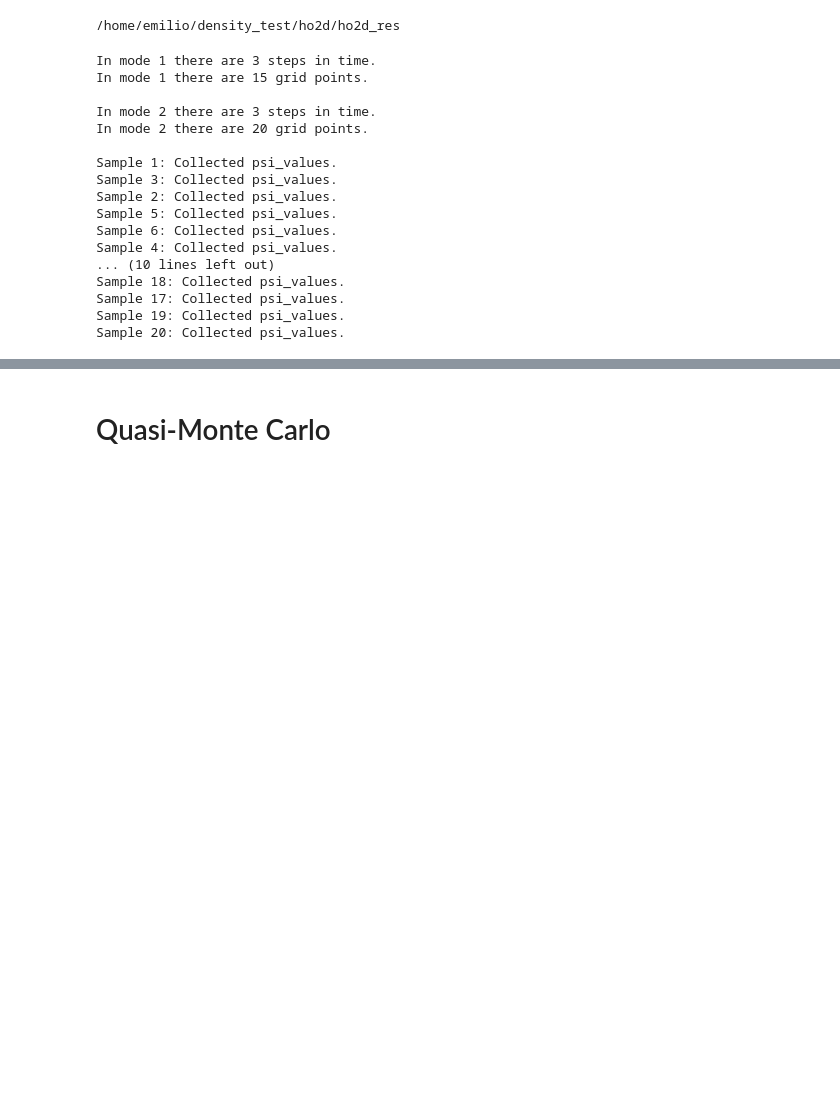
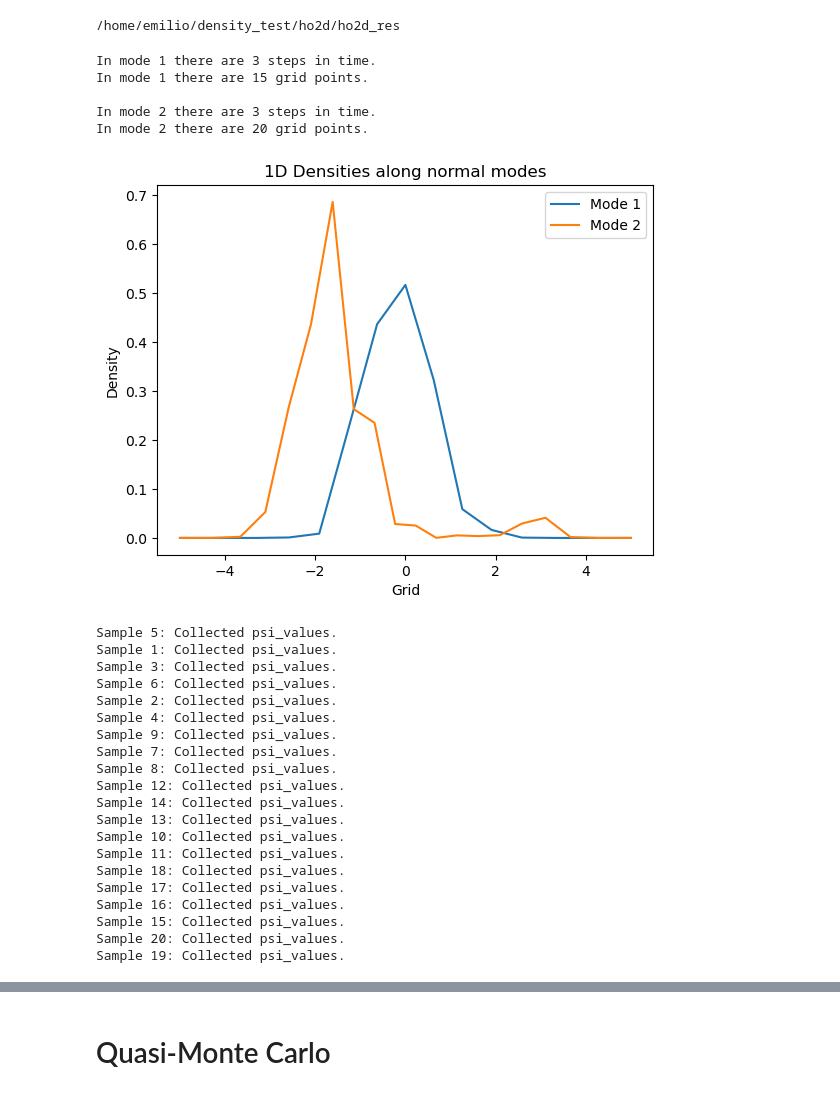
Before and after one commit to Emilioerc/MCsampling_MCTDH, a Jupyter notebook: pymc.ipynb, the cells around one changed output, grey strips where cells are left out. Drawn from its saved outputs; the diff is of its cells as text; code cells hidden in the pictures; blank space fills up the shorter version.

```diff
--- a/pymc.ipynb
+++ b/pymc.ipynb
@@ -33,7 +33,8 @@ import matplotlib.pyplot as plt
 # Define the path to the Fortran executable
 
 number_nmodes = 2               # Number of degrees of freedom
-number_states = 1
+number_states = 2               # Number of electronic states
+state_of_interest = -1           # State of interest (starts at 0) -1 means for all states (sum over all states)
 idx_time = 1                    # Time index to perfrom the sampling (Starts at 0)
 path_to_mctdh = "/home/emilio/mctdh86_new/"
 
@@ -104,45 +105,65 @@ representative_grid_points, representative_indices = mct.cluster_sampling(unique
 # Save both grid points and indices
 # save_samples_and_indices(representative_grid_points, representative_indices, filename_prefix='mcmc')
 
+# Plot the 1D densities for each mode
 
+plt.figure()
+for nmode in range(number_nmodes):
+    plt.plot(full_1dden_data[nmode][idx_time][:,0] ,
+             full_1dden_data[nmode][idx_time][:,1], label=f"Mode {nmode+1}")
+plt.xlabel('Grid')
+plt.ylabel('Density')
+plt.title('1D Densities along normal modes')
+plt.legend()
+plt.show()
 # Initialize sp_psi with the same length as representative_indices
 sp_psi = [None] * len(representative_indices)
 
-with concurrent.futures.ThreadPoolExecutor(max_workers=4) as executor:
+with concurrent.futures.ThreadPoolExecutor(max_workers=8) as executor:
     futures_to_idx = {
         executor.submit(
             mct.run_and_collect,
             sp_full_path,
             sp_flags,
-            grid.astype(int).tolist()
+            grid.astype(int).tolist(),
+            state_of_interest = -1
         ): idx
         for idx, grid in enumerate(representative_indices)
     }
 
     for future in concurrent.futures.as_completed(futures_to_idx):
         idx = futures_to_idx[future]
         psi = future.result()
         if psi is not None:
             sp_psi[idx] = psi  # Make sure to store the psi_values in the correct order
             print(f"Sample {idx + 1}: Collected psi_values.")
         else:
             print(f"Sample {idx + 1}: Failed to collect psi_values.")
 # %% [output]
 In mode 1 there are 3 steps in time.
 In mode 1 there are 15 grid points.
 
 In mode 2 there are 3 steps in time.
 In mode 2 there are 20 grid points.
-
-Sample 1: Collected psi_values.
-Sample 3: Collected psi_values.
-Sample 2: Collected psi_values.
-Sample 5: Collected psi_values.
-Sample 6: Collected psi_values.
-Sample 4: Collected psi_values.
-... (10 lines left out)
-Sample 18: Collected psi_values.
-Sample 17: Collected psi_values.
-Sample 19: Collected psi_values.
-Sample 20: Collected psi_values.
+[figure, added]
+Sample 5: Collected psi_values.
+Sample 1: Collected psi_values.
+Sample 3: Collected psi_values.
+Sample 6: Collected psi_values.
+Sample 2: Collected psi_values.
+Sample 4: Collected psi_values.
+Sample 9: Collected psi_values.
+Sample 7: Collected psi_values.
+Sample 8: Collected psi_values.
+Sample 12: Collected psi_values.
+Sample 14: Collected psi_values.
+Sample 13: Collected psi_values.
+Sample 10: Collected psi_values.
+Sample 11: Collected psi_values.
+Sample 18: Collected psi_values.
+Sample 17: Collected psi_values.
+Sample 16: Collected psi_values.
+Sample 15: Collected psi_values.
+Sample 20: Collected psi_values.
+Sample 19: Collected psi_values.
 # %%
```
Also changed, not shown: parts of 11 cells of this notebook, 1 other file.
